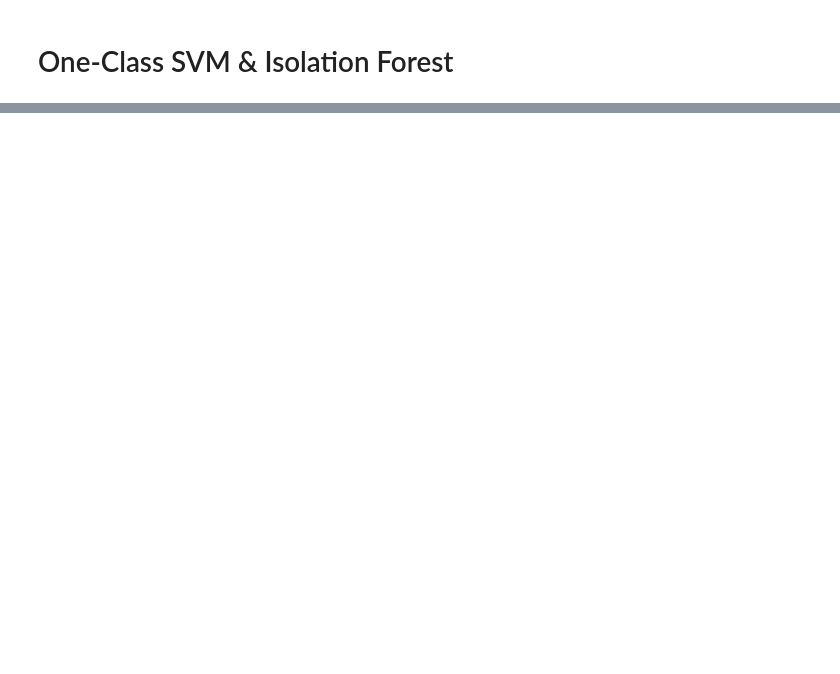
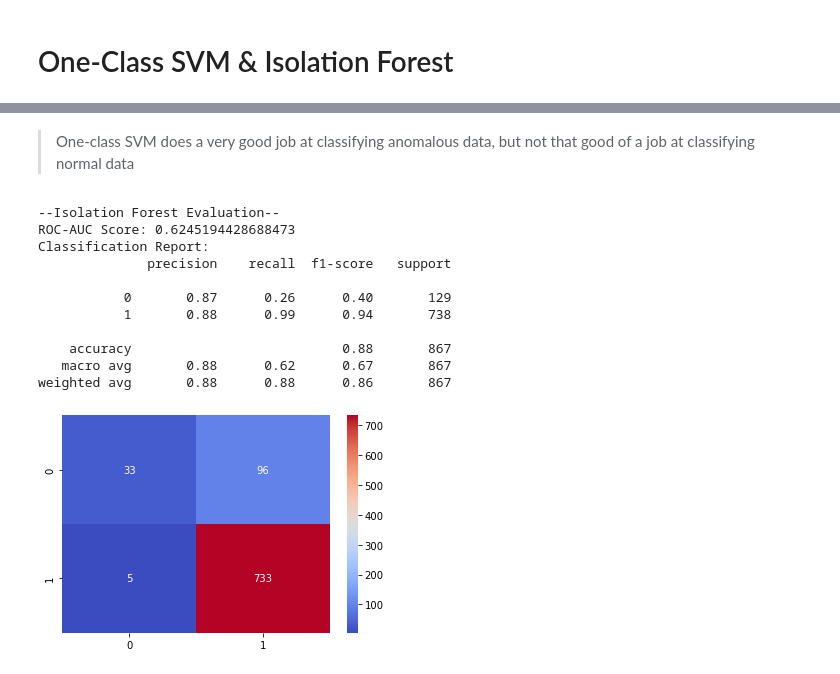
Before and after one commit to nsuttora/Anomaly-Detection-Numerical-LinAlg-for-Big-Data, a Jupyter notebook: oneclass-svm_&_isoforest.ipynb, the cells around one changed output, grey strips where cells are left out. Drawn from its saved outputs; the diff is of its cells as text; code cells hidden in the pictures; blank space fills up the shorter version.

```diff
--- a/oneclass-svm_&_isoforest.ipynb
+++ b/oneclass-svm_&_isoforest.ipynb
@@ -99,0 +182,22 @@ iso_forest.fit(train_dataset)
+# %% [markdown]
+> One-class SVM does a very good job at classifying anomalous data, but not that good of a job at classifying normal data
+# %%
+print('--Isolation Forest Evaluation--')
+print('ROC-AUC Score:', roc_auc_score(actual_class, iso_forest_preds))
+print('Classification Report:')
+print(classification_report(actual_class, iso_forest_preds))
+sns.heatmap(confusion_matrix(actual_class, iso_forest_preds), annot=True, fmt = '2.0f', cmap='coolwarm')
+plt.show()
+# %% [output]
+--Isolation Forest Evaluation--
+ROC-AUC Score: 0.6245194428688473
+Classification Report:
+              precision    recall  f1-score   support
+
+           0       0.87      0.26      0.40       129
+           1       0.88      0.99      0.94       738
+
+    accuracy                           0.88       867
+   macro avg       0.88      0.62      0.67       867
+weighted avg       0.88      0.88      0.86       867
+[figure, added]
```
Also changed, not shown: parts of 15 cells of this notebook.
